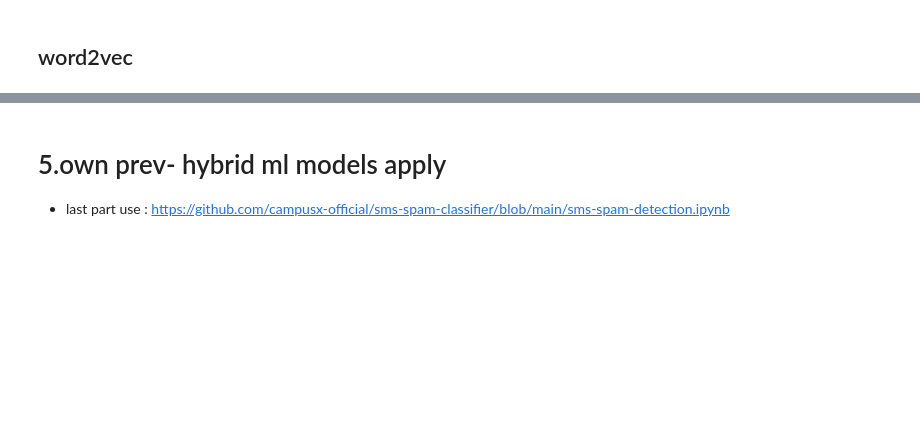
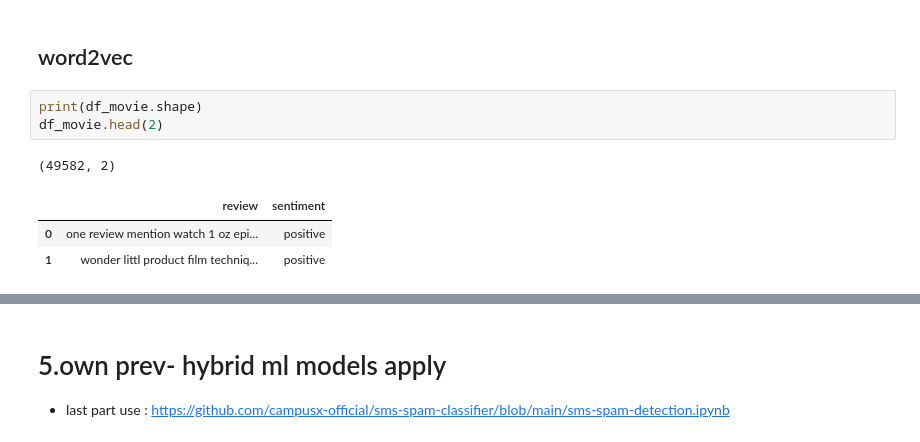
Before and after one commit to Learning2Code75/DLOM, a Jupyter notebook: ML/2_textClassification/try3.ipynb, the cells around one changed output, grey strips where cells are left out. Saved outputs shown, nothing was run; the diff lists cells and outputs as text; blank space fills up the shorter version.

```diff
--- a/ML/2_textClassification/try3.ipynb
+++ b/ML/2_textClassification/try3.ipynb
@@ -542,2 +902,10 @@ import re
 # %% [markdown]
 ## word2vec
+# %%
+print(df_movie.shape)
+df_movie.head(2)
+# %% [output]
+(49582, 2)
+|  | review | sentiment |
+| 0 | one review mention watch 1 oz epi... | positive |
+| 1 | wonder littl product film techniq... | positive |
```
Also changed, not shown: parts of 50 cells of this notebook, 2 other files.
